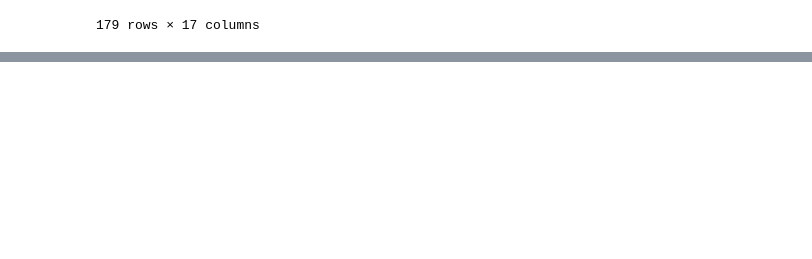
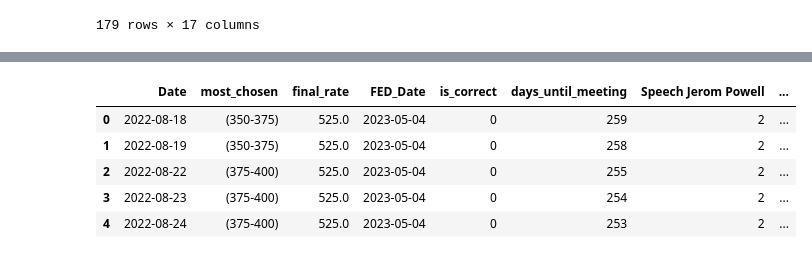
Before and after one commit to Sharkyboy51/CME_FedWatch_Research, a Jupyter notebook: part1_exploration.ipynb, the cells around one changed output, grey strips where cells are left out. Drawn from its saved outputs; the diff is of its cells as text; code cells hidden in the pictures; blank space fills up the shorter version.

```diff
--- a/part1_exploration.ipynb
+++ b/part1_exploration.ipynb
@@ -298,0 +280,9 @@ df_full
+# %%
+df_full.head()
+# %% [output]
+|  | Date | most_chosen | final_rate | FED_Date | is_correct | days_until_meeting | Speech Jerom Powell | ... |
+| 0 | 2022-08-18 | (350-375) | 525.0 | 2023-05-04 | 0 | 259 | 2 | ... |
+| 1 | 2022-08-19 | (350-375) | 525.0 | 2023-05-04 | 0 | 258 | 2 | ... |
+| 2 | 2022-08-22 | (375-400) | 525.0 | 2023-05-04 | 0 | 255 | 2 | ... |
+| 3 | 2022-08-23 | (375-400) | 525.0 | 2023-05-04 | 0 | 254 | 2 | ... |
+| 4 | 2022-08-24 | (375-400) | 525.0 | 2023-05-04 | 0 | 253 | 2 | ... |
```
Also changed, not shown: parts of 2 cells of this notebook.
